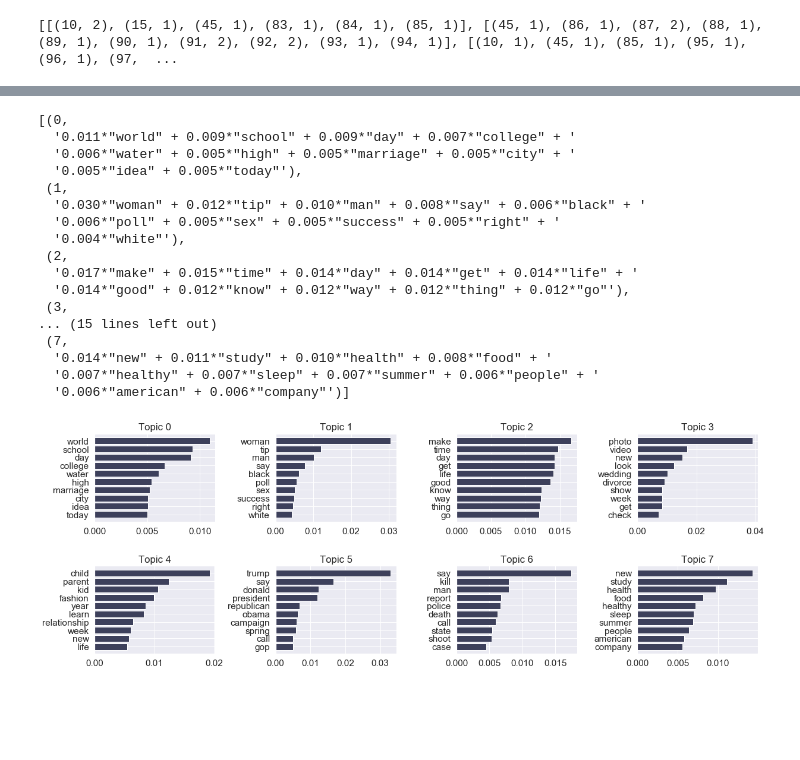
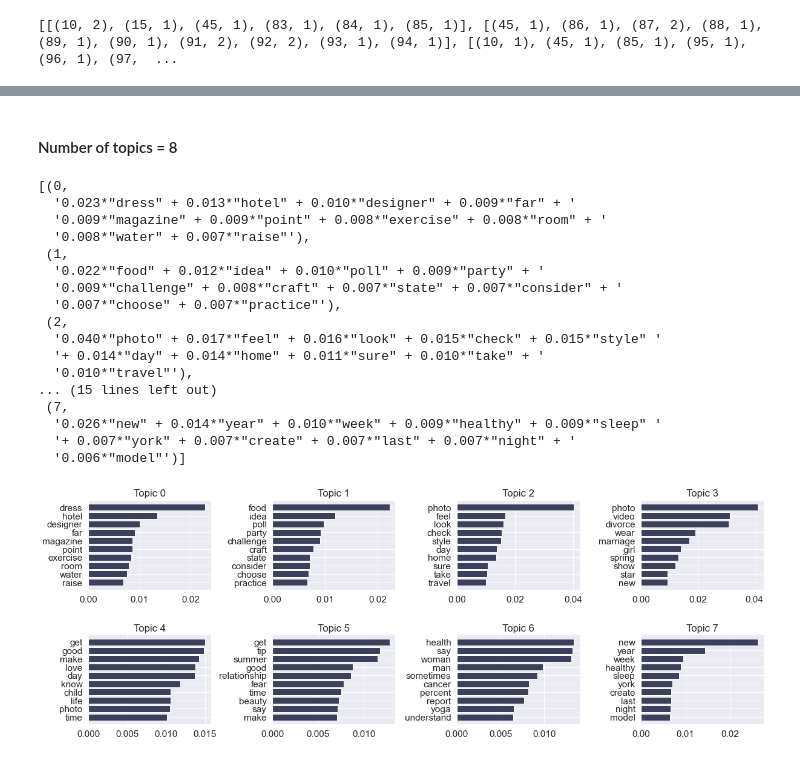
Before and after one commit to github-prathma/News-ClassificationAnalysis, a Jupyter notebook: Sentiment and Clustering.ipynb, the cells around one changed output, grey strips where cells are left out. Saved outputs shown, nothing was run; the diff lists cells and outputs as text; code cells hidden in the pictures; blank space fills up the shorter version.

```diff
--- a/Sentiment and Clustering.ipynb
+++ b/Sentiment and Clustering.ipynb
@@ -226,0 +228,15 @@ lda_model = gensim.models.LdaMulticore(corpus=corpus,
+# %%
+def plot_top_words(lda, nb_topics, nb_words, k):
+    top_words = [[word for word,_ in lda.show_topic(topic_id, topn=50)] for topic_id in range(lda.num_topics)]
+    top_betas = [[beta for _,beta in lda.show_topic(topic_id, topn=50)] for topic_id in range(lda.num_topics)]
+
+    gs  = gridspec.GridSpec(round(math.sqrt(k))+1,round(math.sqrt(k))+1)
+    gs.update(wspace=0.5, hspace=0.5)
+    plt.figure(figsize=(20,15))
+    for i in range(nb_topics):
+        ax = plt.subplot(gs[i])
+        plt.barh(range(nb_words), top_betas[i][:nb_words], align='center',color='#3d405b', ecolor='black')
+        ax.invert_yaxis()
+        ax.set_yticks(range(nb_words))
+        ax.set_yticklabels(top_words[i][:nb_words])
+        plt.title("Topic "+str(i))
@@ -227,46 +252,28 @@ lda_model = gensim.models.LdaMulticore(corpus=corpus,
+# %% [markdown]
+#### Number of topics = 8
 # %%
-from pprint import pprint
-# Print the Keyword in the 10 topics
+lda_model = buildLdaModel(8)
 pprint(lda_model.print_topics())
 doc_lda = lda_model[corpus]
 # %% [output]
 [(0,
-  '0.011*"world" + 0.009*"school" + 0.009*"day" + 0.007*"college" + '
-  '0.006*"water" + 0.005*"high" + 0.005*"marriage" + 0.005*"city" + '
-  '0.005*"idea" + 0.005*"today"'),
+  '0.023*"dress" + 0.013*"hotel" + 0.010*"designer" + 0.009*"far" + '
+  '0.009*"magazine" + 0.009*"point" + 0.008*"exercise" + 0.008*"room" + '
+  '0.008*"water" + 0.007*"raise"'),
  (1,
-  '0.030*"woman" + 0.012*"tip" + 0.010*"man" + 0.008*"say" + 0.006*"black" + '
-  '0.006*"poll" + 0.005*"sex" + 0.005*"success" + 0.005*"right" + '
-  '0.004*"white"'),
+  '0.022*"food" + 0.012*"idea" + 0.010*"poll" + 0.009*"party" + '
+  '0.009*"challenge" + 0.008*"craft" + 0.007*"state" + 0.007*"consider" + '
+  '0.007*"choose" + 0.007*"practice"'),
  (2,
-  '0.017*"make" + 0.015*"time" + 0.014*"day" + 0.014*"get" + 0.014*"life" + '
-  '0.014*"good" + 0.012*"know" + 0.012*"way" + 0.012*"thing" + 0.012*"go"'),
- (3,
+  '0.040*"photo" + 0.017*"feel" + 0.016*"look" + 0.015*"check" + 0.015*"style" '
+  '+ 0.014*"day" + 0.014*"home" + 0.011*"sure" + 0.010*"take" + '
+  '0.010*"travel"'),
 ... (15 lines left out)
  (7,
-  '0.014*"new" + 0.011*"study" + 0.010*"health" + 0.008*"food" + '
-  '0.007*"healthy" + 0.007*"sleep" + 0.007*"summer" + 0.006*"people" + '
-  '0.006*"american" + 0.006*"company"')]
+  '0.026*"new" + 0.014*"year" + 0.010*"week" + 0.009*"healthy" + 0.009*"sleep" '
+  '+ 0.007*"york" + 0.007*"create" + 0.007*"last" + 0.007*"night" + '
+  '0.006*"model"')]
-# %%
-import matplotlib.pyplot as plt
-import math
-from matplotlib import gridspec
-k =8
-def plot_top_words(lda=lda_model , nb_topics=8, nb_words=10):
-    top_words = [[word for word,_ in lda.show_topic(topic_id, topn=50)] for topic_id in range(lda.num_topics)]
-    top_betas = [[beta for _,beta in lda.show_topic(topic_id, topn=50)] for topic_id in range(lda.num_topics)]
-
-    gs  = gridspec.GridSpec(round(math.sqrt(k))+1,round(math.sqrt(k))+1)
-    gs.update(wspace=0.5, hspace=0.5)
-    plt.figure(figsize=(20,15))
-    for i in range(nb_topics):
-        ax = plt.subplot(gs[i])
-        plt.barh(range(nb_words), top_betas[i][:nb_words], align='center',color='#3d405b', ecolor='black')
-        ax.invert_yaxis()
-        ax.set_yticks(range(nb_words))
-        ax.set_yticklabels(top_words[i][:nb_words])
-        plt.title("Topic "+str(i))
-
-plot_top_words()
-# %% [output]
-[figure, removed]
+# %%
+plot_top_words(lda_model, 8, 10, 8)
+# %% [output]
+[figure, added]
```
Also changed, not shown: parts of 18 cells of this notebook, 2 other files.
